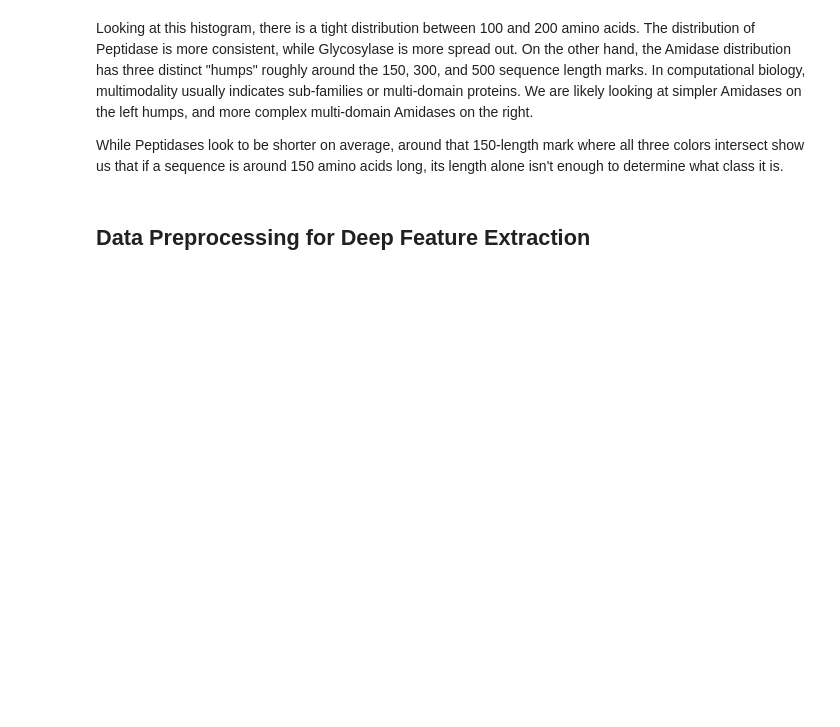
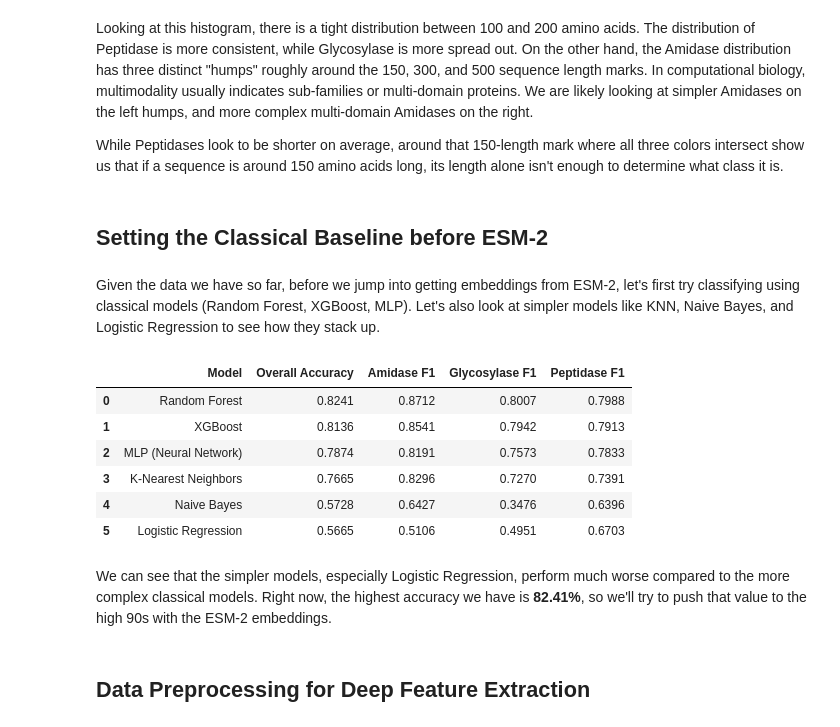
Before and after one commit to Criflar/phage-enzyme-classifier, a Jupyter notebook: phagelytic-esm.ipynb, the cells around one changed output. Cells and saved outputs as stored; diff of their text form; code cells hidden in the pictures; blank space fills up the shorter version.

Commit message:
Added baseline before ESM-2.

```diff
--- a/phagelytic-esm.ipynb
+++ b/phagelytic-esm.ipynb
@@ -287,6 +287,84 @@ plt.show()
 Looking at this histogram, there is a tight distribution between 100 and 200 amino acids. The distribution of Peptidase is more consistent, while Glycosylase is more spread out. On the other hand, the Amidase distribution has three distinct "humps" roughly around the 150, 300, and 500 sequence length marks. In computational biology, multimodality usually indicates sub-families or multi-domain proteins. We are likely looking at simpler Amidases on the left humps, and more complex multi-domain Amidases on the right.
 
 While Peptidases look to be shorter on average, around that 150-length mark where all three colors intersect show us that if a sequence is around 150 amino acids long, its length alone isn't enough to determine what class it is.
+# %% [markdown]
+## **Setting the Classical Baseline before ESM-2**
+# %% [markdown]
+Given the data we have so far, before we jump into getting embeddings from ESM-2, let's first try classifying using classical models (Random Forest, XGBoost, MLP). Let's also look at simpler models like KNN, Naive Bayes, and Logistic Regression to see how they stack up.
+# %%
+import pandas as pd
+from sklearn.model_selection import train_test_split
+from sklearn.preprocessing import LabelEncoder, StandardScaler
+from sklearn.ensemble import RandomForestClassifier
+from xgboost import XGBClassifier
+from sklearn.neural_network import MLPClassifier
+from sklearn.neighbors import KNeighborsClassifier
+from sklearn.naive_bayes import GaussianNB
+from sklearn.linear_model import LogisticRegression
+from sklearn.metrics import classification_report
+
+# 1. Isolate X and y
+features = ['Molecular_Weight', 'pI', 'GRAVY', 'Instability']
+X = master_df[features]
+y_raw = master_df['Label']
+
+# 2. Encode string labels
+le = LabelEncoder()
+y = le.fit_transform(y_raw)
+
+# 3. Stratified Split
+X_train, X_test, y_train, y_test = train_test_split(
+    X, y, test_size=0.2, random_state=42, stratify=y
+)
+
+# 4. Scale the Data
+# We strictly fit the scaler ONLY on the training data to prevent data leakage.
+scaler = StandardScaler()
+X_train_scaled = scaler.fit_transform(X_train)
+X_test_scaled = scaler.transform(X_test)
+
+# 5. Initialize Models
+models = {
+    "Random Forest": RandomForestClassifier(random_state=42),
+    "XGBoost": XGBClassifier(random_state=42, eval_metric='mlogloss'),
+    "MLP (Neural Network)": MLPClassifier(random_state=42, max_iter=1000),
+    "K-Nearest Neighbors": KNeighborsClassifier(),
+    "Naive Bayes": GaussianNB(),
+    "Logistic Regression": LogisticRegression(random_state=42, max_iter=1000)
+}
+
+# 6. Execute Matrix
+results_list = []
+
+for name, model in models.items():
+    # Fit and predict on the SCALED data
+    model.fit(X_train_scaled, y_train)
+    preds = model.predict(X_test_scaled)
+
+    # zero_division=0 silences the warning if a model still fails completely
+    report = classification_report(y_test, preds, target_names=le.classes_, output_dict=True, zero_division=0)
+
+    results_list.append({
+        "Model": name,
+        "Overall Accuracy": round(report['accuracy'], 4),
+        "Amidase F1": round(report['Amidase']['f1-score'], 4),
+        "Glycosylase F1": round(report['Glycosylase']['f1-score'], 4),
+        "Peptidase F1": round(report['Peptidase']['f1-score'], 4)
+    })
+
+# 7. Results
+results_df = pd.DataFrame(results_list).sort_values(by="Overall Accuracy", ascending=False)
+results_df
+# %% [output]
+|  | Model | Overall Accuracy | Amidase F1 | Glycosylase F1 | Peptidase F1 |
+| 0 | Random Forest | 0.8241 | 0.8712 | 0.8007 | 0.7988 |
+| 1 | XGBoost | 0.8136 | 0.8541 | 0.7942 | 0.7913 |
+| 2 | MLP (Neural Network) | 0.7874 | 0.8191 | 0.7573 | 0.7833 |
+| 3 | K-Nearest Neighbors | 0.7665 | 0.8296 | 0.7270 | 0.7391 |
+| 4 | Naive Bayes | 0.5728 | 0.6427 | 0.3476 | 0.6396 |
+| 5 | Logistic Regression | 0.5665 | 0.5106 | 0.4951 | 0.6703 |
+# %% [markdown]
+We can see that the simpler models, especially Logistic Regression, perform much worse compared to the more complex classical models. Right now, the highest accuracy we have is **82.41%**, so we'll try to push that value to the high 90s with the ESM-2 embeddings.
 # %% [markdown]
 ## **Data Preprocessing for Deep Feature Extraction**
 # %% [markdown]
```
Also changed, not shown: parts of 1 cell of this notebook, 1 other file.
